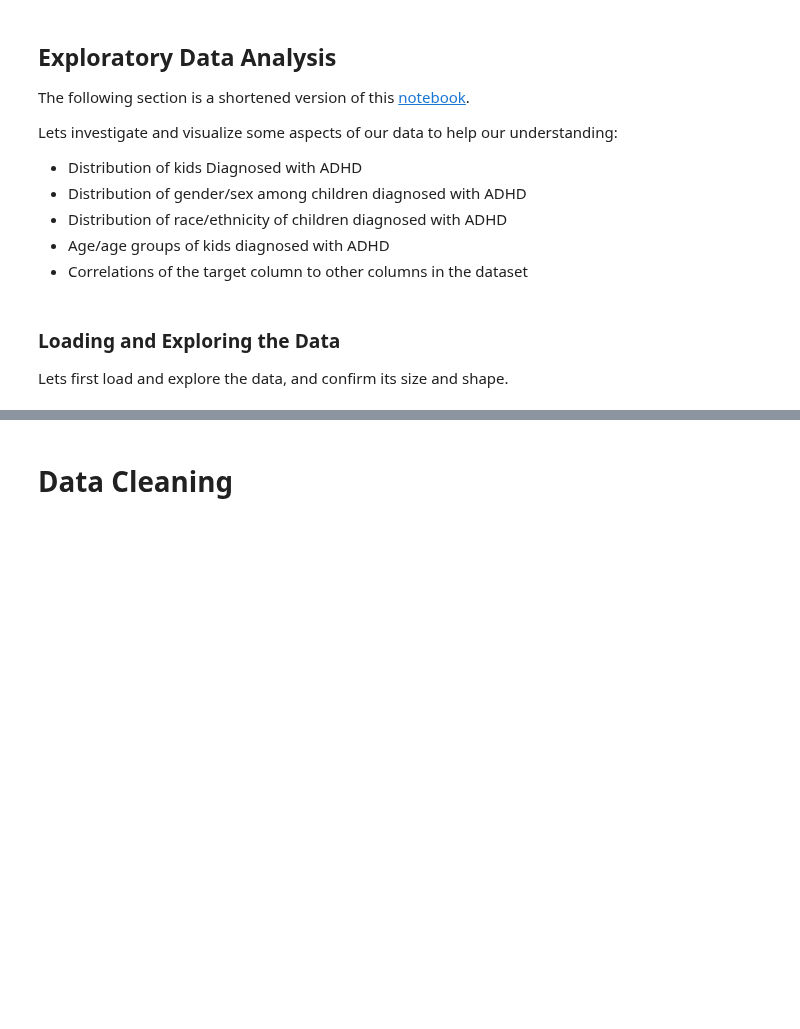
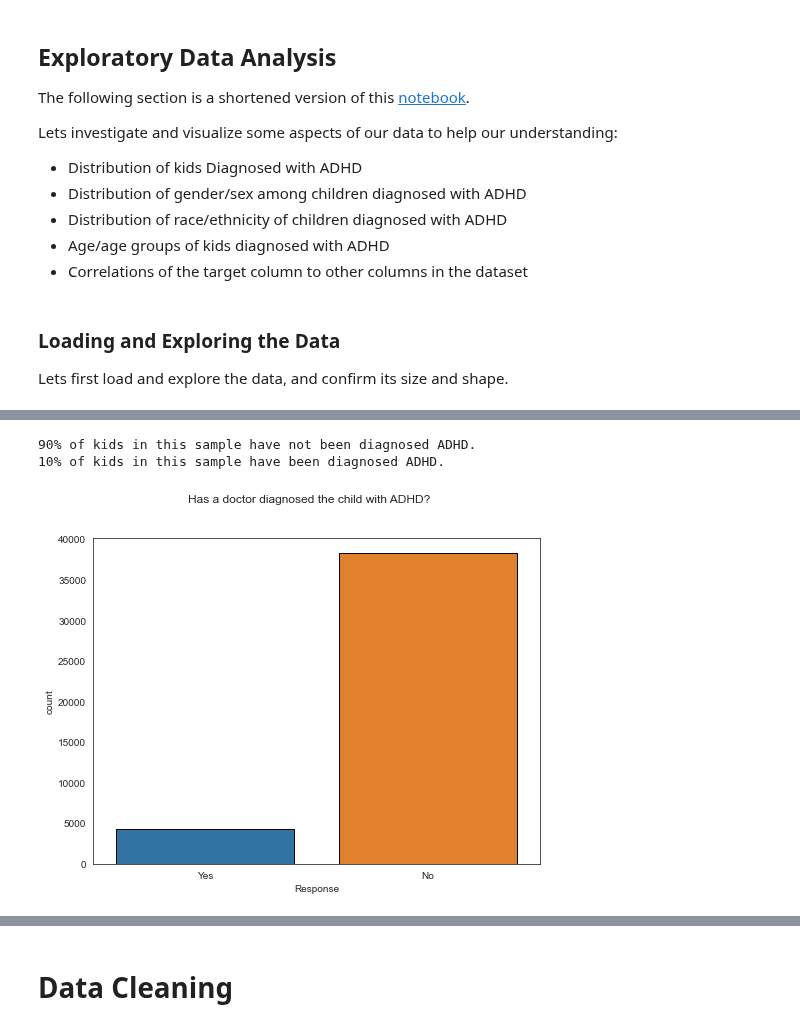
Before and after one commit to austint1121/Undiagnosed-ADHD-Identification, a Jupyter notebook: Undiagnosed-ADHD-Classification.ipynb, the cells around one changed output, grey strips where cells are left out. Cells and saved outputs as stored; diff of their text form; code cells hidden in the pictures; blank space fills up the shorter version.

```diff
--- a/Undiagnosed-ADHD-Classification.ipynb
+++ b/Undiagnosed-ADHD-Classification.ipynb
@@ -101 +103,7 @@ import seaborn as sns
 sns.set_style('white')
+# %%
+# Loading data into pandas dateframe
+nsch = pd.read_sas('Data/nsch_2020_topical_SAS/nsch_2020_topical.sas7bdat')
+
+# Visually checking successful loading of dataframe
+nsch.head()
@@ -101,0 +142,20 @@ sns.set_style('white')
+# %%
+# Replacing numbers with words for easier plotting
+adhd_yn = nsch['K2Q31A'].replace({1: 'Yes', 2: 'No'})
+
+# Plotting
+fig, ax = plt.subplots(figsize=(8, 6))
+adhd_figure = sns.countplot(adhd_yn, ax=ax, edgecolor='black', order=['Yes', 'No'])
+plt.suptitle('Has a doctor diagnosed the child with ADHD?')
+adhd_figure.set(xlabel='Response')
+
+
+# Percentages of kids with ADHD
+no_adhd_p, yes_adhd_p = adhd_yn.value_counts(normalize=True)
+
+print(f'{no_adhd_p*100:.0f}% of kids in this sample have not been diagnosed ADHD.')
+print(f'{yes_adhd_p*100:.0f}% of kids in this sample have been diagnosed ADHD.')
+# %% [output]
+90% of kids in this sample have not been diagnosed ADHD.
+10% of kids in this sample have been diagnosed ADHD.
+[figure, added]
```
Also changed, not shown: parts of 18 cells of this notebook.
